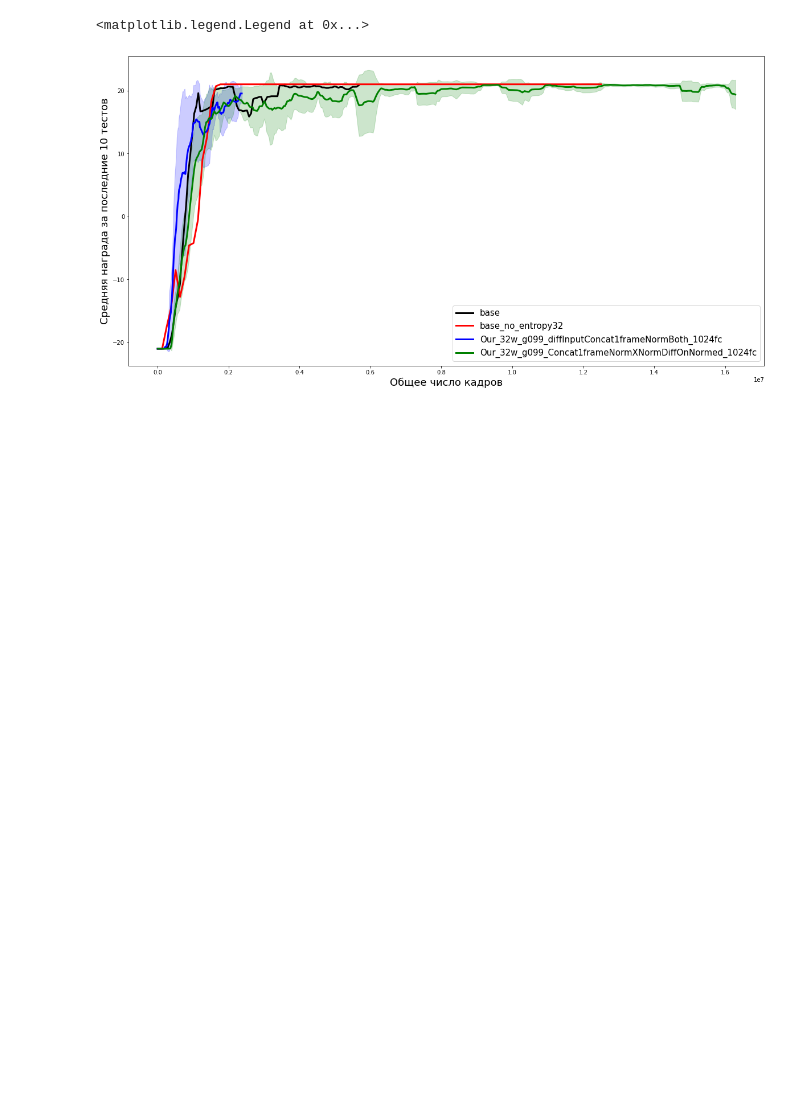
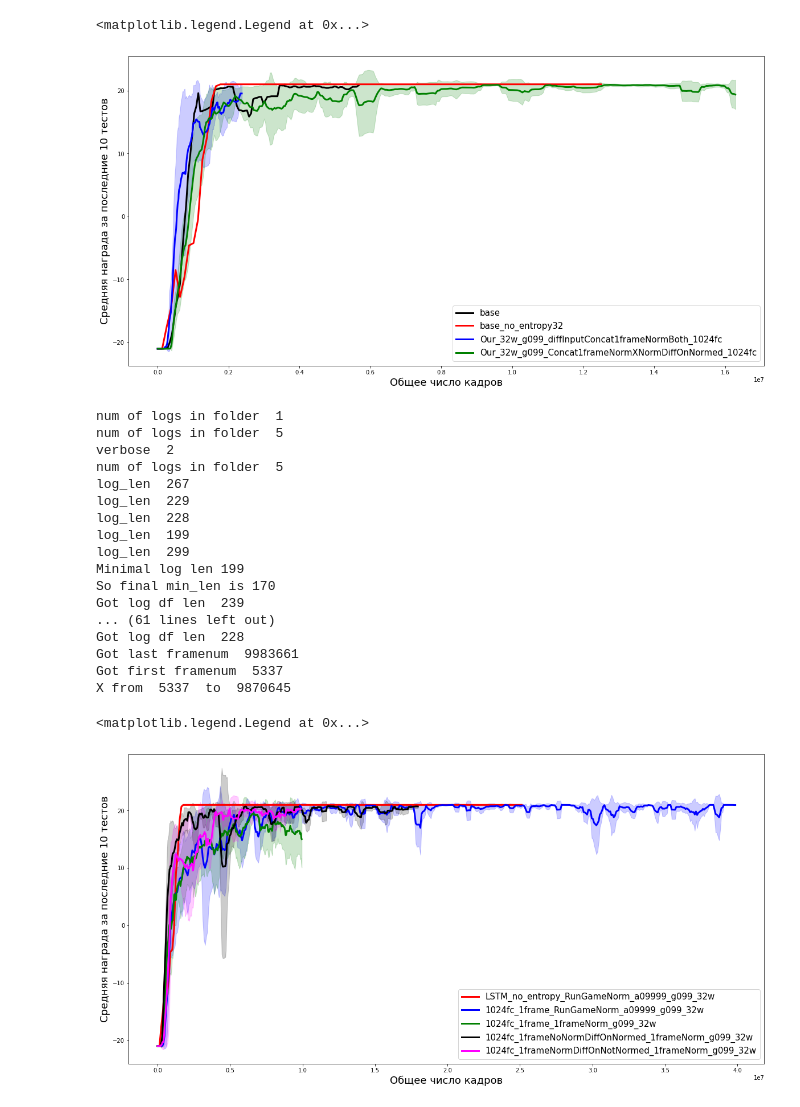
Before and after one commit to Aanax/rl_a3c_slurm, a Jupyter notebook: plot_trainings.ipynb, the cells around one changed output. Drawn from its saved outputs; the diff is of its cells as text; code cells hidden in the pictures; blank space fills up the shorter version.

```diff
--- a/plot_trainings.ipynb
+++ b/plot_trainings.ipynb
@@ -493,3 +493,50 @@ Got first framenum  7700
 X from  5580  to  16285462
 <matplotlib.legend.Legend at 0x...>
 [figure]
+# %%
+new_x_noent, new_y_noent, runs_noent, interp_funcs_noent = get_mean_interpolated_stats_df("./logs/BaseNoEntropy_0/", verbose=0, min_frames_in_log_to_use_it=3)#900000)
+new_x_noent2, new_y_noent2, runs_noent2, interp_funcs_noent2 = get_mean_interpolated_stats_df("./logs/Our_32w_g099_1frame_GameRunningNorm/", verbose=0, min_frames_in_log_to_use_it=1)#900000)
+new_x_noent3, new_y_noent3, runs_noent3, interp_funcs_noent3 = get_mean_interpolated_stats_df("./logs/Our_32w_g099_1frameNorm1frame/", verbose=2, min_frames_in_log_to_use_it=2000000)#900000)
+new_x_noent4, new_y_noent4, runs_noent4, interp_funcs_noent4 = get_mean_interpolated_stats_df("./logs/Our_32w_g099_Concat1frameNormXUnnormDiffOnNormed_1024fc/", verbose=2, min_frames_in_log_to_use_it=2000000)#900000)
+new_x_noent5, new_y_noent5, runs_noent5, interp_funcs_noent5 = get_mean_interpolated_stats_df("./logs/Our_32w_g099_diffInputConcat1frameNormBoth_1024fc_DiffFromNoNorm/", verbose=2, min_frames_in_log_to_use_it=2000000)#900000)
+
+end=200
+
+# ax = draw_mean_with_std(new_y[:end], [i[:end] for i in runs], new_x[:end],  col="black", label="LSTM_with_entropy", alpha=0)
+
+ax.tick_params(axis='both', which='major', labelsize=10)
+ax.tick_params(axis='both', which='minor', labelsize=8)
+
+end2=1200
+ax = draw_mean_with_std(new_y_noent[:end],[i[:end] for i in runs_noent],new_x_noent[:end], label="LSTM_no_entropy_RunGameNorm_a09999_g099_32w", col="red", alpha=0.5)
+draw_mean_with_std(new_y_noent2[:end2],[i[:end2] for i in runs_noent2],new_x_noent2[:end2], ax = ax, label="1024fc_1frame_RunGameNorm_a09999_g099_32w", col="blue", alpha=0.5)
+draw_mean_with_std(new_y_noent3,runs_noent3,new_x_noent3, ax = ax, label="1024fc_1frame_1frameNorm_g099_32w", col="green", alpha=0.5)
+draw_mean_with_std(new_y_noent4,runs_noent4,new_x_noent4, ax = ax, label="1024fc_1frameNoNormDiffOnNormed_1frameNorm_g099_32w", col="black", alpha=0.5)
+draw_mean_with_std(new_y_noent5,runs_noent5,new_x_noent5, ax = ax, label="1024fc_1frameNormDiffOnNotNormed_1frameNorm_g099_32w", col="magenta", alpha=0.5)
+
+
+
+plt.xlabel('Общее число кадров', fontsize=18)
+plt.ylabel('Средняя награда за последние 10 тестов', fontsize=18)
+
+plt.legend(loc="lower right", prop={'size': 15})
+# %% [output]
+num of logs in folder  1
+num of logs in folder  5
+verbose  2
+num of logs in folder  5
+log_len  267
+log_len  229
+log_len  228
+log_len  199
+log_len  299
+Minimal log len 199
+So final min_len is 170
+Got log df len  239
+... (61 lines left out)
+Got log df len  228
+Got last framenum  9983661
+Got first framenum  5337
+X from  5337  to  9870645
+<matplotlib.legend.Legend at 0x...>
+[figure, added]
```
Also changed, not shown: parts of 1 cell of this notebook, 4 other files.
